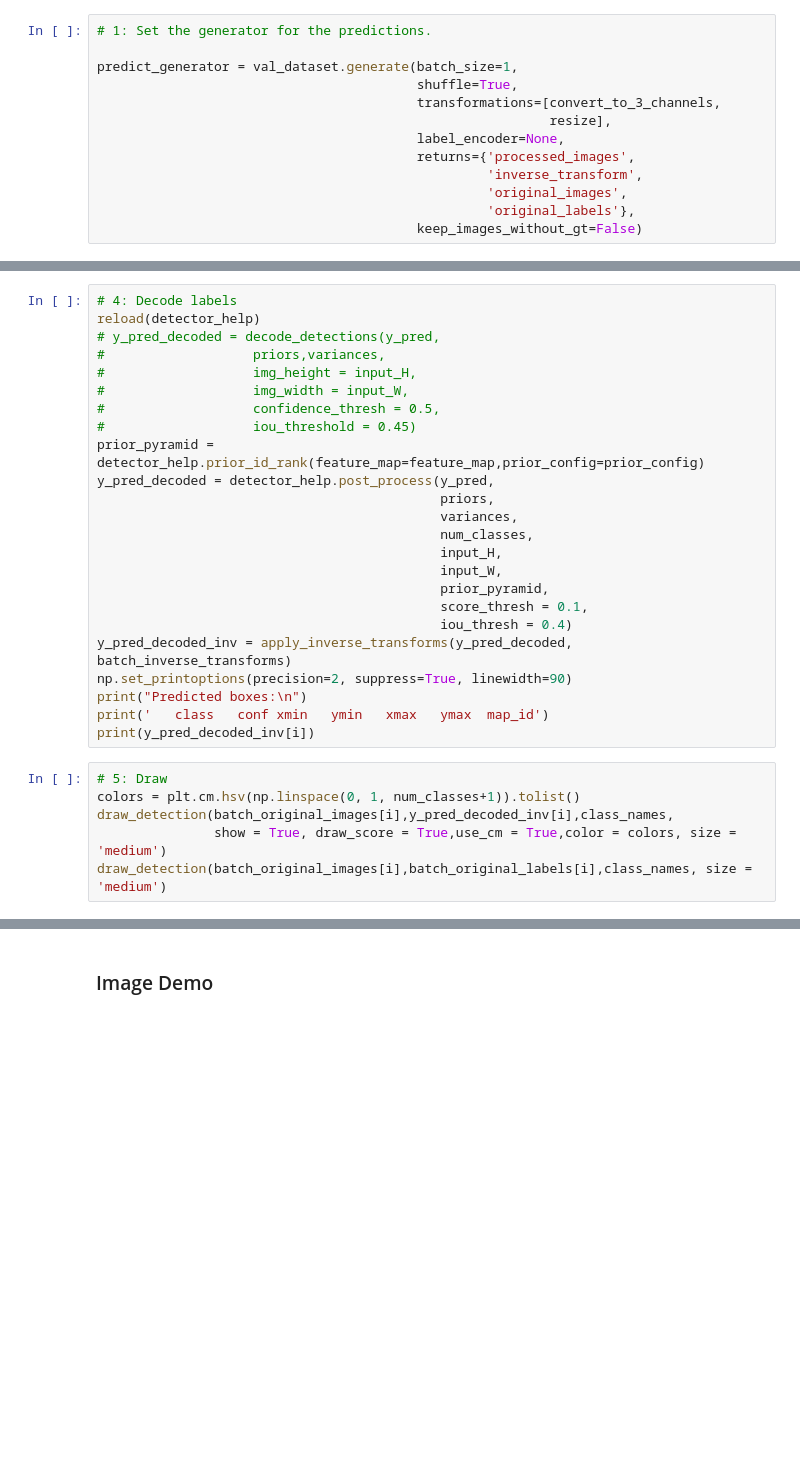
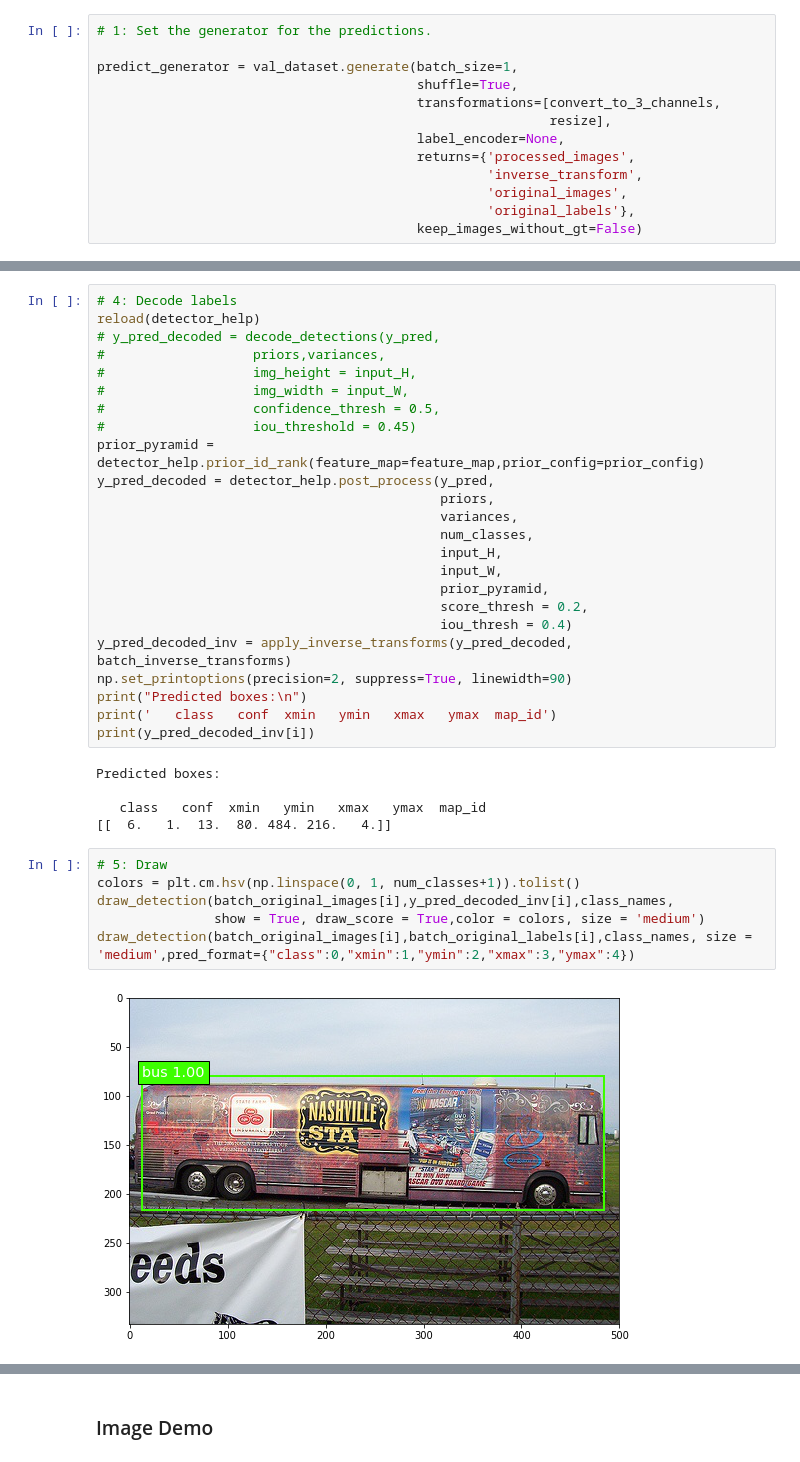
Before and after one commit to FelixCaae/RFBNet-Keras, a Jupyter notebook: rfbnet_mobile_300.ipynb, the cells around one changed output, grey strips where cells are left out. Saved outputs shown, nothing was run; the diff lists cells and outputs as text; blank space fills up the shorter version.

```diff
--- a/rfbnet_mobile_300.ipynb
+++ b/rfbnet_mobile_300.ipynb
@@ -529,16 +642,23 @@ y_pred_decoded = detector_help.post_process(y_pred,
                                             input_H,
                                             input_W,
                                             prior_pyramid,
-                                            score_thresh = 0.1,
+                                            score_thresh = 0.2,
                                             iou_thresh = 0.4)
 y_pred_decoded_inv = apply_inverse_transforms(y_pred_decoded, batch_inverse_transforms)
 np.set_printoptions(precision=2, suppress=True, linewidth=90)
 print("Predicted boxes:\n")
-print('   class   conf xmin   ymin   xmax   ymax  map_id')
+print('   class   conf  xmin   ymin   xmax   ymax  map_id')
 print(y_pred_decoded_inv[i])
+# %% [output]
+Predicted boxes:
+
+   class   conf  xmin   ymin   xmax   ymax  map_id
+[[  6.   1.  13.  80. 484. 216.   4.]]
 # %%
 # 5: Draw
 colors = plt.cm.hsv(np.linspace(0, 1, num_classes+1)).tolist()
 draw_detection(batch_original_images[i],y_pred_decoded_inv[i],class_names,
-               show = True, draw_score = True,use_cm = True,color = colors, size = 'medium')
-draw_detection(batch_original_images[i],batch_original_labels[i],class_names, size = 'medium')
+               show = True, draw_score = True,color = colors, size = 'medium')
+draw_detection(batch_original_images[i],batch_original_labels[i],class_names, size = 'medium',pred_format={"class":0,"xmin":1,"ymin":2,"xmax":3,"ymax":4})
+# %% [output]
+[figure, added]
```
Also changed, not shown: parts of 12 cells of this notebook, 6 other files.
